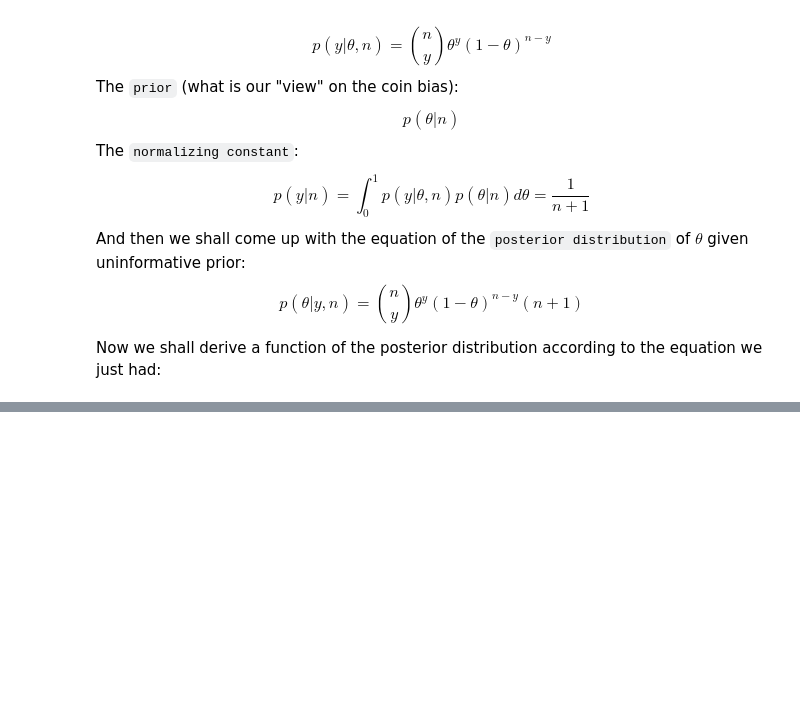
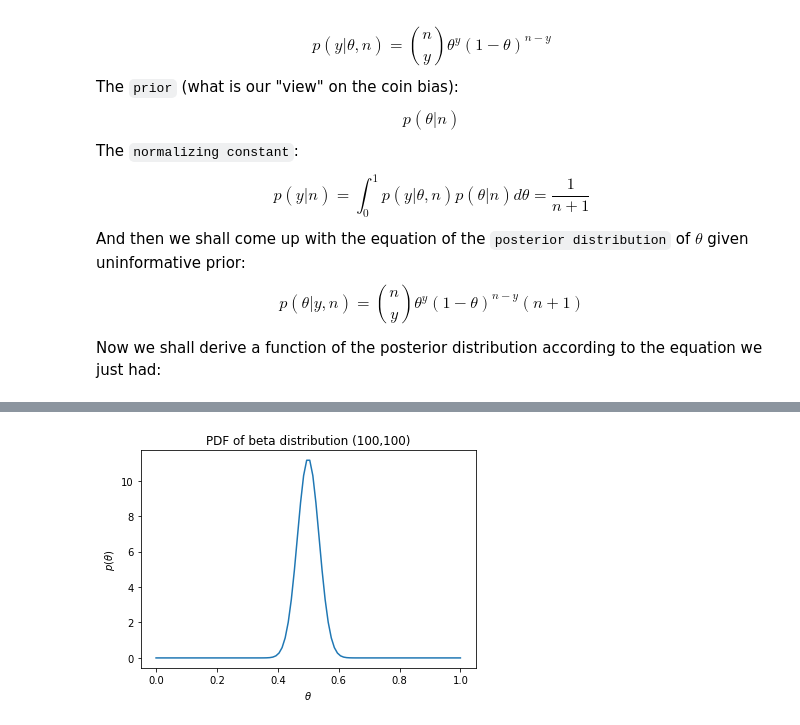
Before and after one commit to gentsk77/EECS491, a Jupyter notebook: Assignments/A1/EECS491-A1-yxs626.ipynb, the cells around one changed output, grey strips where cells are left out. Cells and saved outputs as stored; diff of their text form; code cells hidden in the pictures; blank space fills up the shorter version.

```diff
--- a/Assignments/A1/EECS491-A1-yxs626.ipynb
+++ b/Assignments/A1/EECS491-A1-yxs626.ipynb
@@ -321,0 +335,4 @@ NameError: name 'st' is not defined
+# %%
+__prior__(100, 100)
+# %% [output]
+[figure, added]
```
Also changed, not shown: parts of 14 cells of this notebook, 1 other file.
